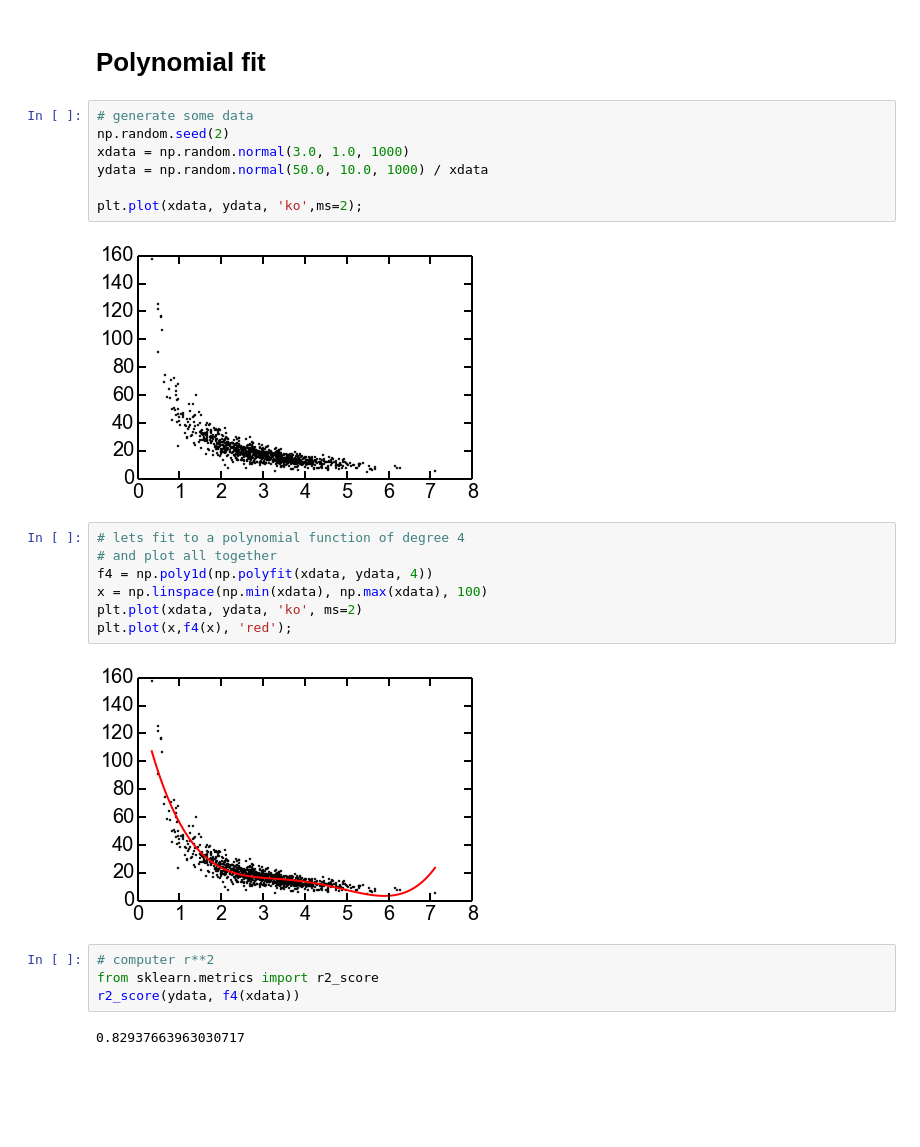
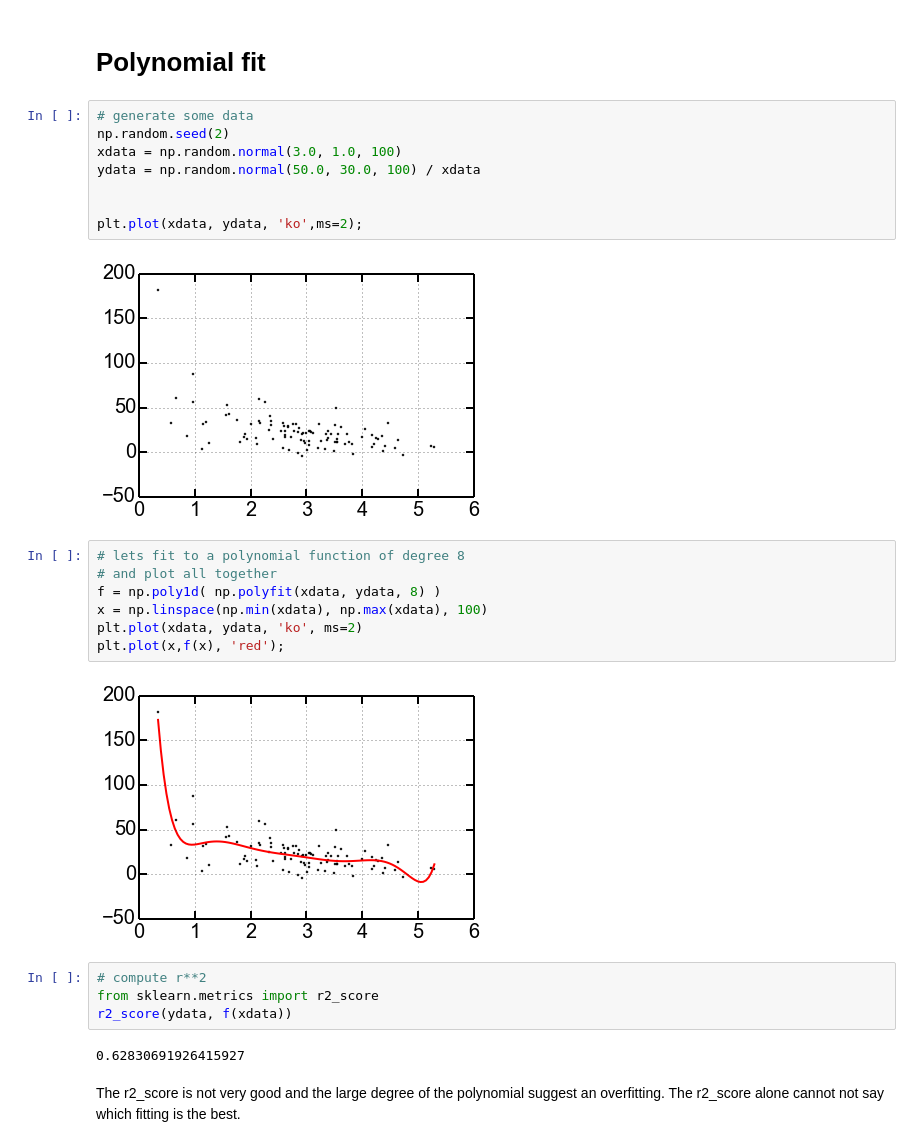
Before and after one commit to OrielBanne/myIPythonNotebooks, a Jupyter notebook: Optimization/Polynomial regression.ipynb, the cells around one changed output. Cells and saved outputs as stored; diff of their text form; blank space fills up the shorter version.

Commit message:
polynomial fit with test/trial method

```diff
--- a/Optimization/Polynomial regression.ipynb
+++ b/Optimization/Polynomial regression.ipynb
@@ -7,27 +7,31 @@ Populating the interactive namespace from numpy and matplotlib
 # %%
 # generate some data
 np.random.seed(2)
-xdata = np.random.normal(3.0, 1.0, 1000)
-ydata = np.random.normal(50.0, 10.0, 1000) / xdata
+xdata = np.random.normal(3.0, 1.0, 100)
+ydata = np.random.normal(50.0, 30.0, 100) / xdata
+
 
 plt.plot(xdata, ydata, 'ko',ms=2);
 # %% [output]
-[figure, old version]
+[figure, new version]
 # %%
-# lets fit to a polynomial function of degree 4
+# lets fit to a polynomial function of degree 8
 # and plot all together
-f4 = np.poly1d(np.polyfit(xdata, ydata, 4))
+f = np.poly1d( np.polyfit(xdata, ydata, 8) )
 x = np.linspace(np.min(xdata), np.max(xdata), 100)
 plt.plot(xdata, ydata, 'ko', ms=2)
-plt.plot(x,f4(x), 'red');
+plt.plot(x,f(x), 'red');
 # %% [output]
-[figure, old version]
+[figure, new version]
 # %%
-# computer r**2
+# compute r**2
 from sklearn.metrics import r2_score
-r2_score(ydata, f4(xdata))
+r2_score(ydata, f(xdata))
 # %% [output]
-0.82937663963030717
+0.62830691926415927
+# %% [markdown]
+The r2_score is not very good and the large degree of the polynomial suggest an overfitting. The r2_score alone
+cannot not say which fitting is the best.
 # %%
 # find the best polynomial
 mypoly = dict()
```
Also changed, not shown: parts of 14 cells of this notebook.
